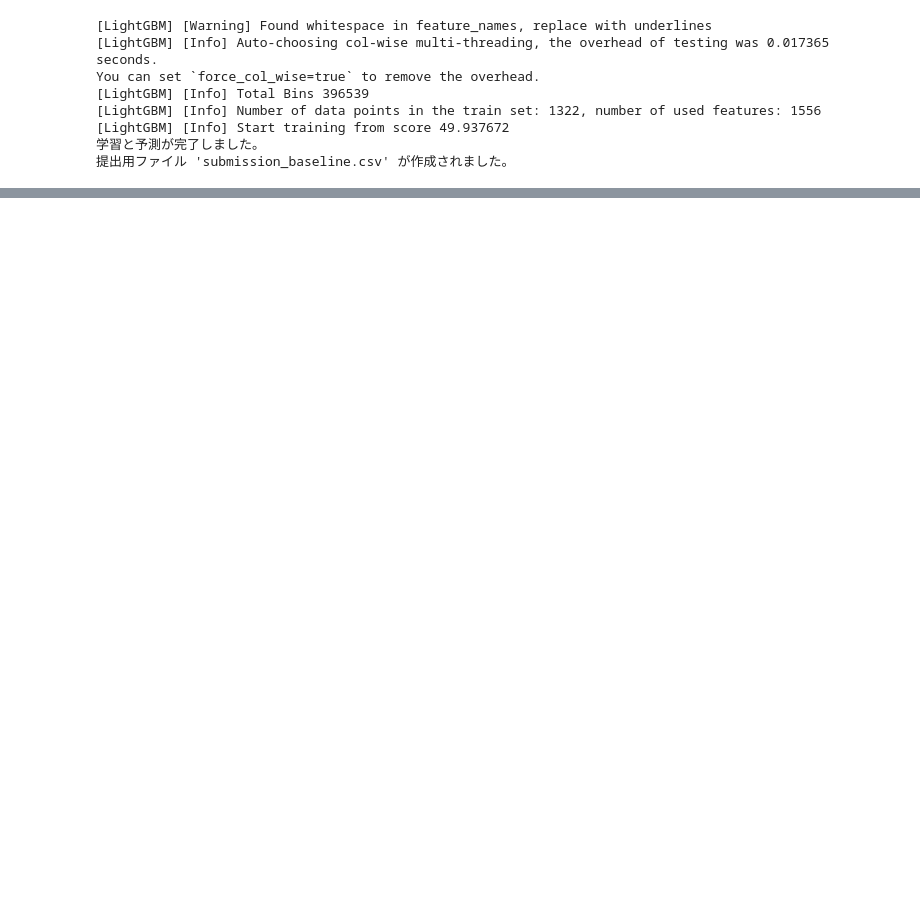
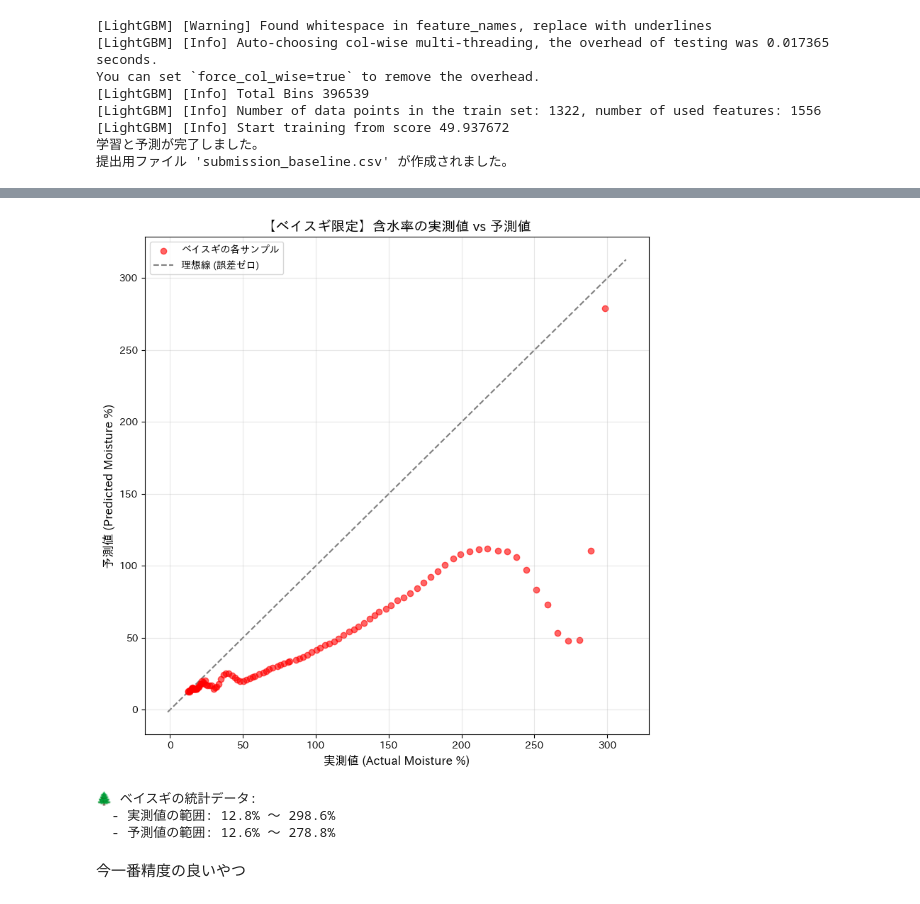
Before and after one commit to keisuke-fbr/Signate_Spectrum, a Jupyter notebook: yamaguchi:test.ipynb, the cells around one changed output, grey strips where cells are left out. Drawn from its saved outputs; the diff is of its cells as text; code cells hidden in the pictures; blank space fills up the shorter version.

```diff
--- a/yamaguchi:test.ipynb
+++ b/yamaguchi:test.ipynb
@@ -47,0 +265,42 @@ You can set `force_col_wise=true` to remove the overhead.
+# %%
+import pandas as pd
+import numpy as np
+import matplotlib.pyplot as plt
+import japanize_matplotlib
+
+# 1. ベイスギのデータのみを抽出
+cedar_results = results[results['樹種'] == 'ベイスギ']
+
+# 2. 散布図の作成
+plt.figure(figsize=(8, 8))
+
+# 実測と予測の散布
+plt.scatter(cedar_results['実測'], cedar_results['予測'],
+            alpha=0.6, color='red', label='ベイスギの各サンプル')
+
+# 理想的な線 (y = x)
+lims = [
+    np.min([plt.xlim()[0], plt.ylim()[0]]),  # 最小値
+    np.max([plt.xlim()[1], plt.ylim()[1]]),  # 最大値
+]
+plt.plot(lims, lims, 'k--', alpha=0.5, zorder=0, label='理想線 (誤差ゼロ)')
+
+plt.title("【ベイスギ限定】含水率の実測値 vs 予測値", fontsize=14)
+plt.xlabel("実測値 (Actual Moisture %)", fontsize=12)
+plt.ylabel("予測値 (Predicted Moisture %)", fontsize=12)
+plt.legend()
+plt.grid(True, alpha=0.3)
+plt.tight_layout()
+plt.show()
+
+# 3. 統計量の表示
+print(f"🌲 ベイスギの統計データ:")
+print(f"  - 実測値の範囲: {cedar_results['実測'].min():.1f}% 〜 {cedar_results['実測'].max():.1f}%")
+print(f"  - 予測値の範囲: {cedar_results['予測'].min():.1f}% 〜 {cedar_results['予測'].max():.1f}%")
+# %% [output]
+[figure, added]
+🌲 ベイスギの統計データ:
+  - 実測値の範囲: 12.8% 〜 298.6%
+  - 予測値の範囲: 12.6% 〜 278.8%
+# %% [markdown]
+今一番精度の良いやつ
```
Also changed, not shown: parts of 13 cells of this notebook, 16 other files.
